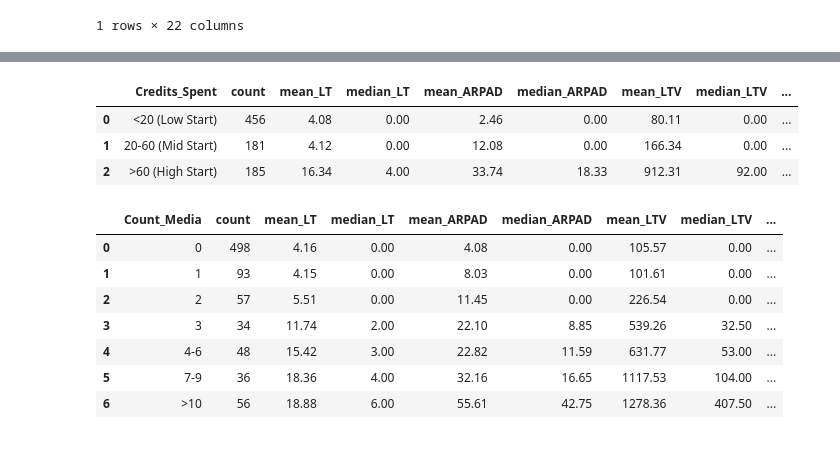
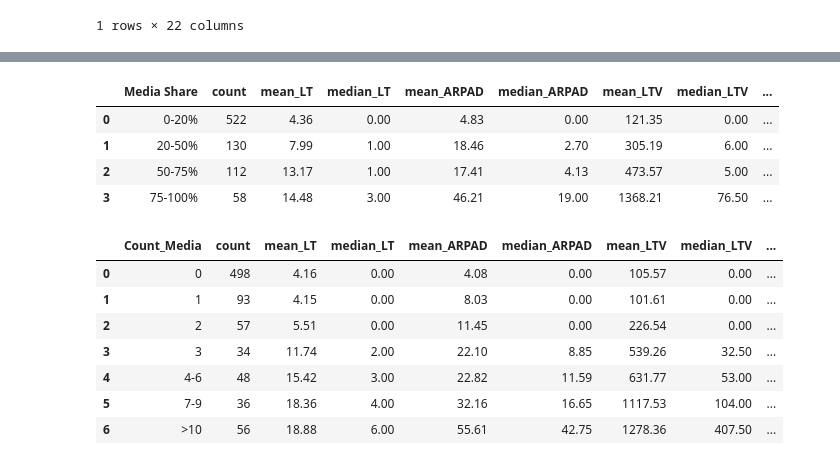
Before and after one commit to Chocopie-DA/db_analysis_sql_sweetylove, a Jupyter notebook: 03_notebooks/EDA.ipynb, the cells around one changed output, grey strips where cells are left out. Saved outputs shown, nothing was run; the diff lists cells and outputs as text; code cells hidden in the pictures.

```diff
--- a/03_notebooks/EDA.ipynb
+++ b/03_notebooks/EDA.ipynb
@@ -1500,9 +1539,11 @@ df_22_to_25_no_whales_paid = df_no_whales_paid[~df_no_whales_paid['user_key'].is
 # агрегування по юзеру та даті
 df_for_corr = df_22_to_25_no_whales_paid.groupby(['user_key', 'date'], as_index=False) \
     .agg(credit_gross=("credit_gross", 'sum'),
-         count_media =('chat_or_media', lambda x: (x == 'media').sum()),
+         count_media =('chat_or_media', lambda x: (x == 'media').sum()), # кіл ть медіа
          count_chat = ('chat_or_media', lambda x: (x == 'chat').sum()),
-         count_other= ('chat_or_media', lambda x: (x == 'other').sum())) \
+         count_other= ('chat_or_media', lambda x: (x == 'other').sum()),
+         credit_non_media=('credit_gross', lambda x: x[df.loc[x.index, 'chat_or_media'] != 'media'].sum()),
+         credit_media=('credit_gross', lambda x: x[df.loc[x.index, 'chat_or_media'] == 'media'].sum())) \
     .sort_values(['user_key', 'date'])
 # %%
 # додавання номеру дня (Активний день)
@@ -1510,9 +1551,13 @@ df_for_corr['num_act_day'] = df_for_corr.groupby('user_key')['date'].cumcount()
 # %%
 # результат за перші 2 дні життя
 f_day_rvn = df_for_corr.query('num_act_day <= 2').groupby('user_key', as_index=False).agg(fst_2d_cred_spent=('credit_gross','sum'),
+                                                                                          fst_2d_cred_media =('credit_media','sum'),
+                                                                                          fst_2d_cred_nomedia_spent=('credit_non_media','sum'),
                                                                                           fst_2d_cnt_media =('count_media', 'sum'),
                                                                                           fst_2d_cnt_chat=('count_chat', 'sum'),
-                                                                                          fst_2d_cnt_other=('count_other', 'sum'))
+                                                                                          fst_2d_cnt_other=('count_other', 'sum'),
+
+                                                                                          )
 # %%
 f_day_rvn = f_day_rvn.merge(df_for_corr.groupby('user_key', as_index=False).agg(LTVad=('credit_gross', 'sum'),
                                                                                 LTad=('num_act_day', 'max')),
@@ -1521,3 +1566,5 @@ f_day_rvn = f_day_rvn.merge(df_for_corr.groupby('user_key', as_index=False).agg(
+# %%
+f_day_rvn['media_share'] = f_day_rvn['fst_2d_cred_media'] / f_day_rvn['fst_2d_cred_spent']
 # %%
 # LTV без перших 2 днів
 f_day_rvn['LTV_ad_minus_2fst_days'] = f_day_rvn['LTVad'] - f_day_rvn['fst_2d_cred_spent']
@@ -1605,24 +1665,27 @@ interval columns not set, guessing: ['fst_2d_cred_spent', 'fst_2d_cnt_media', 'f
 # %%
-f_day_rvn['Credits_Spent'] = pd.cut(f_day_rvn['fst_2d_cred_spent'],
-                                  bins=[-1, 20, 60, 10000, ],
-                                  labels=['<20 (Low Start)', '20-60 (Mid Start)', '>60 (High Start)'])
+f_day_rvn['Media Share'] = pd.cut(f_day_rvn['media_share'],
+                                  bins=[-1, 0.2, 0.5, 0.75, 1],
+                                  labels=['0-20%', '20-50%', '50-75%', '75-100%'])
 
-report_cred = f_day_rvn.groupby('Credits_Spent').agg(
-                    count=('user_key', 'count'),
-                    mean_LT=('LTad_minus_2fst_days', 'mean'),
-                    median_LT=('LTad_minus_2fst_days', 'median'),
-                    mean_ARPAD=('ARPAD', 'mean'),
-                    median_ARPAD=('ARPAD', 'median'),
-                    mean_LTV=('LTV_ad_minus_2fst_days', 'mean'),
-                    median_LTV=('LTV_ad_minus_2fst_days', 'median'),
-                    conversion_to_return=('LTad_minus_2fst_days', lambda x: (x > 0).mean())
-                    ).reset_index()
+report_media_share = f_day_rvn.groupby('Media Share').agg(
+                            count=('user_key', 'count'),
+                            mean_LT=('LTad_minus_2fst_days', 'mean'),
+                            median_LT=('LTad_minus_2fst_days', 'median'),
+                            mean_ARPAD=('ARPAD', 'mean'),
+                            median_ARPAD=('ARPAD', 'median'),
+                            mean_LTV=('LTV_ad_minus_2fst_days', 'mean'),
+                            median_LTV=('LTV_ad_minus_2fst_days', 'median'),
+                            mean_LTV_LT_10days_more=('LTV_ad_minus_2fst_days', lambda x: x[f_day_rvn.loc[x.index, 'LTad'] >= 10].mean()),
+                            median_LTV_LT_10days_more=('LTV_ad_minus_2fst_days', lambda x: x[f_day_rvn.loc[x.index, 'LTad'] >= 10].median()),
+                            roll_retention_10d=('LTad', lambda x: (x >= 10).mean() * 100)
+                            ).reset_index()
 # %%
-report_cred
+report_media_share
 # %% [output]
-|  | Credits_Spent | count | mean_LT | median_LT | mean_ARPAD | median_ARPAD | mean_LTV | median_LTV | ... |
-| 0 | <20 (Low Start) | 456 | 4.08 | 0.00 | 2.46 | 0.00 | 80.11 | 0.00 | ... |
-| 1 | 20-60 (Mid Start) | 181 | 4.12 | 0.00 | 12.08 | 0.00 | 166.34 | 0.00 | ... |
-| 2 | >60 (High Start) | 185 | 16.34 | 4.00 | 33.74 | 18.33 | 912.31 | 92.00 | ... |
+|  | Media Share | count | mean_LT | median_LT | mean_ARPAD | median_ARPAD | mean_LTV | median_LTV | ... |
+| 0 | 0-20% | 522 | 4.36 | 0.00 | 4.83 | 0.00 | 121.35 | 0.00 | ... |
+| 1 | 20-50% | 130 | 7.99 | 1.00 | 18.46 | 2.70 | 305.19 | 6.00 | ... |
+| 2 | 50-75% | 112 | 13.17 | 1.00 | 17.41 | 4.13 | 473.57 | 5.00 | ... |
+| 3 | 75-100% | 58 | 14.48 | 3.00 | 46.21 | 19.00 | 1368.21 | 76.50 | ... |
 # %%
 f_day_rvn['Count_Media'] = pd.cut(f_day_rvn['fst_2d_cnt_media'],
```
Also changed, not shown: parts of 55 cells of this notebook.
